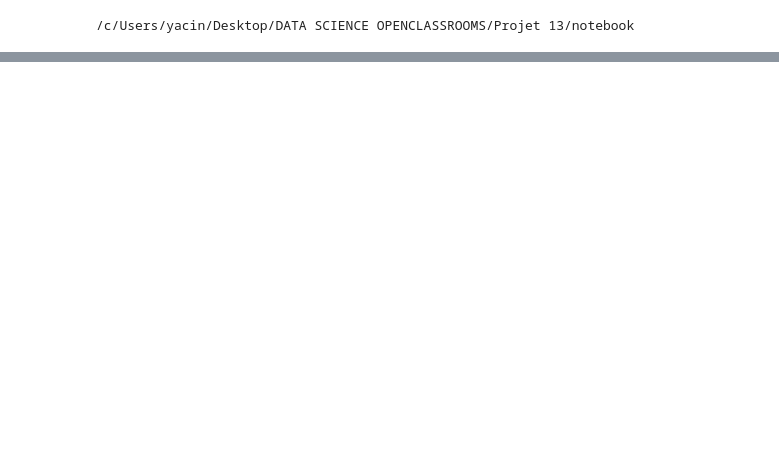
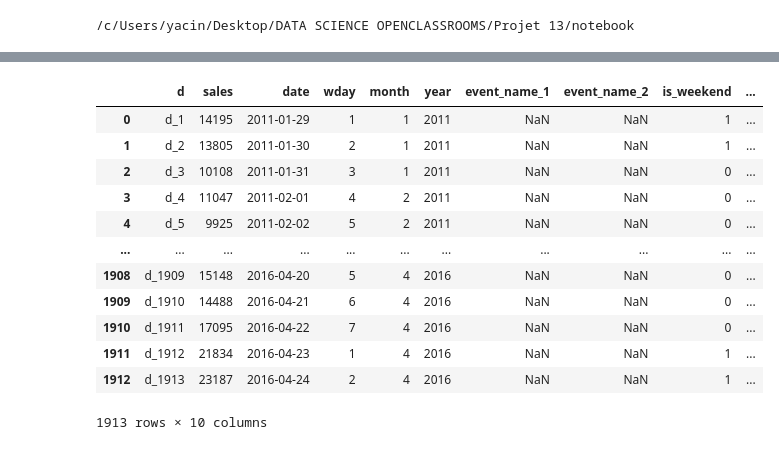
Before and after one commit to Vagaboss/P13-perso-predictions, a Jupyter notebook: notebook/preP13.ipynb, the cells around one changed output, grey strips where cells are left out. Drawn from its saved outputs; the diff is of its cells as text; code cells hidden in the pictures; blank space fills up the shorter version.

```diff
--- a/notebook/preP13.ipynb
+++ b/notebook/preP13.ipynb
@@ -34,0 +137,4 @@ sell_prices = pd.read_csv('../datasets/sell_prices.csv', sep=',')
+# %%
+sales_columns = sales_ca.filter(regex="^d_")
+
+sales_columns.shape
@@ -34,0 +153,5 @@ sell_prices = pd.read_csv('../datasets/sell_prices.csv', sep=',')
+# %%
+daily_sales_ca = sales_columns.sum(axis=0).reset_index()
+daily_sales_ca.columns = ["d", "sales"]
+
+daily_sales_ca.head()
@@ -34,0 +197,13 @@ sell_prices = pd.read_csv('../datasets/sell_prices.csv', sep=',')
+# %%
+calendar_cols = [
+    "d",
+    "date",
+    "wday",
+    "month",
+    "year",
+    "event_name_1",
+    "event_name_2"
+]
+
+calendar_small = calendar[calendar_cols]
+calendar_small.head()
@@ -34,0 +217,22 @@ sell_prices = pd.read_csv('../datasets/sell_prices.csv', sep=',')
+# %%
+daily_sales_ca = daily_sales_ca.merge(
+    calendar_small,
+    on = 'd',
+    how='left'
+)
+# %%
+daily_sales_ca
+# %% [output]
+|  | d | sales | date | wday | month | year | event_name_1 | event_name_2 | is_weekend | ... |
+| 0 | d_1 | 14195 | 2011-01-29 | 1 | 1 | 2011 | NaN | NaN | 1 | ... |
+| 1 | d_2 | 13805 | 2011-01-30 | 2 | 1 | 2011 | NaN | NaN | 1 | ... |
+| 2 | d_3 | 10108 | 2011-01-31 | 3 | 1 | 2011 | NaN | NaN | 0 | ... |
+| 3 | d_4 | 11047 | 2011-02-01 | 4 | 2 | 2011 | NaN | NaN | 0 | ... |
+| 4 | d_5 | 9925 | 2011-02-02 | 5 | 2 | 2011 | NaN | NaN | 0 | ... |
+| ... | ... | ... | ... | ... | ... | ... | ... | ... | ... | ... |
+| 1908 | d_1909 | 15148 | 2016-04-20 | 5 | 4 | 2016 | NaN | NaN | 0 | ... |
+| 1909 | d_1910 | 14488 | 2016-04-21 | 6 | 4 | 2016 | NaN | NaN | 0 | ... |
+| 1910 | d_1911 | 17095 | 2016-04-22 | 7 | 4 | 2016 | NaN | NaN | 0 | ... |
+| 1911 | d_1912 | 21834 | 2016-04-23 | 1 | 4 | 2016 | NaN | NaN | 1 | ... |
+| 1912 | d_1913 | 23187 | 2016-04-24 | 2 | 4 | 2016 | NaN | NaN | 1 | ... |
+1913 rows × 10 columns
```
Also changed, not shown: parts of 36 cells of this notebook.
